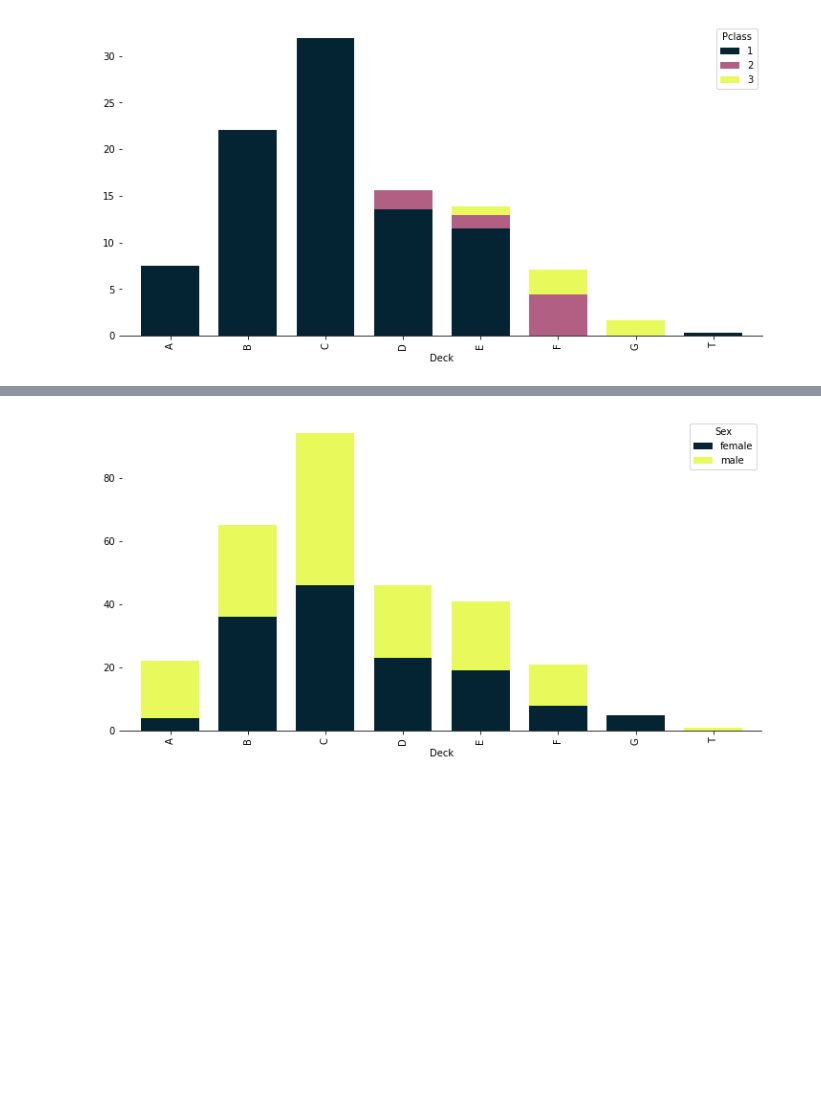
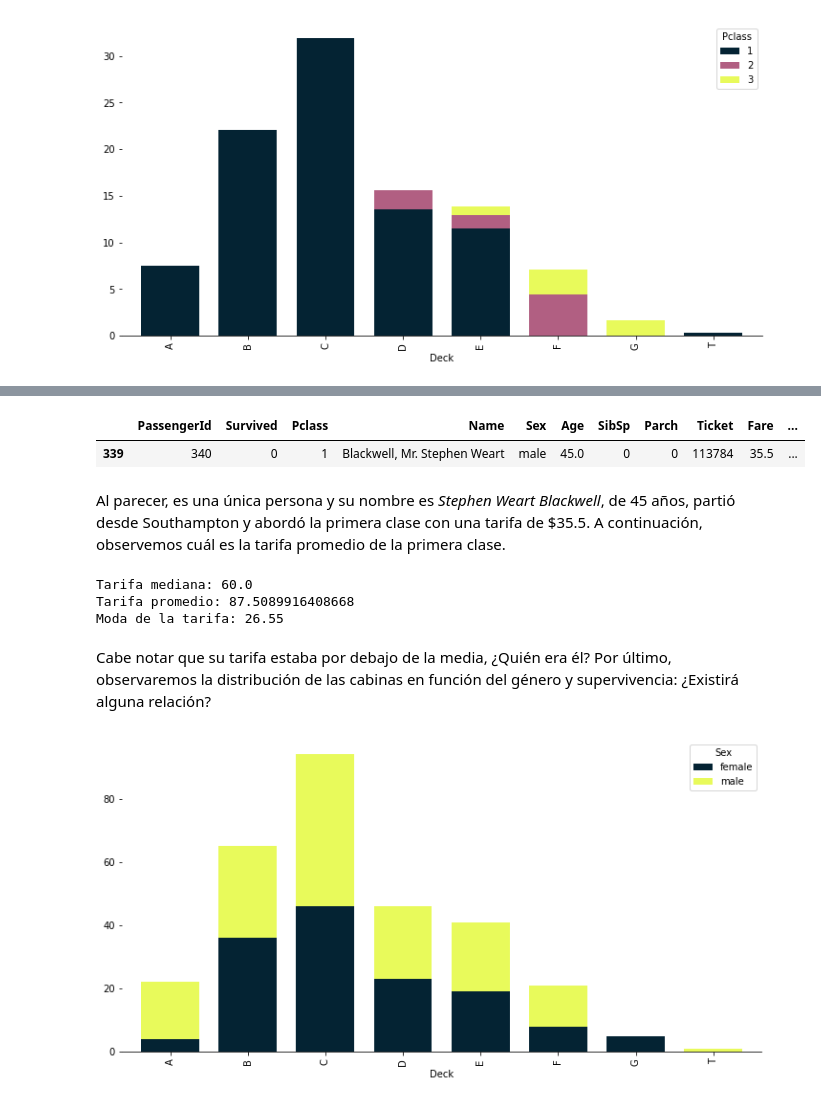
Before and after one commit to juancn95/saturdaysAI_titanic_challenge, a Jupyter notebook: SaturdaysAI_titanic_challenge.ipynb, the cells around one changed output, grey strips where cells are left out. Drawn from its saved outputs; the diff is of its cells as text; code cells hidden in the pictures; blank space fills up the shorter version.

```diff
--- a/SaturdaysAI_titanic_challenge.ipynb
+++ b/SaturdaysAI_titanic_challenge.ipynb
@@ -530,3 +539,20 @@ Los pasajeros de **segunda** y **tercera clase**, ocupaban el 12.95% restante de
+# %%
+df.loc[df.Deck == 'T']
+# %% [output]
+|  | PassengerId | Survived | Pclass | Name | Sex | Age | SibSp | Parch | Ticket | Fare | ... |
+| 339 | 340 | 0 | 1 | Blackwell, Mr. Stephen Weart | male | 45.0 | 0 | 0 | 113784 | 35.5 | ... |
+# %% [markdown]
+Al parecer, es una única persona y su nombre es *Stephen Weart Blackwell*, de 45 años, partió desde Southampton y abordó la primera clase con una tarifa de $35.5. A continuación, observemos cuál es la tarifa promedio de la primera clase.
+# %%
+print('Tarifa mediana: {}'.format(df.loc[df.Pclass == 1, 'Fare'].median()))
+print('Tarifa promedio: {}'.format(df.loc[df.Pclass == 1, 'Fare'].mean()))
+print('Moda de la tarifa: {}'.format(df.loc[df.Pclass == 1, 'Fare'].mode()[0]))
+# %% [output]
+Tarifa mediana: 60.0
+Tarifa promedio: 87.5089916408668
+Moda de la tarifa: 26.55
+# %% [markdown]
+Cabe notar que su tarifa estaba por debajo de la media, ¿Quién era él? Por último, observaremos la distribución de las cabinas en función del género y supervivencia: ¿Existirá alguna relación?
 # %%
 ax = df.groupby(['Deck', 'Sex']).count().unstack().PassengerId.plot.bar(stacked=True, figsize=(12, 6), width=0.75, **{'cmap': cmo.thermal})
 spines_off = ['left', 'top', 'right']
```
Also changed, not shown: parts of 45 cells of this notebook.
